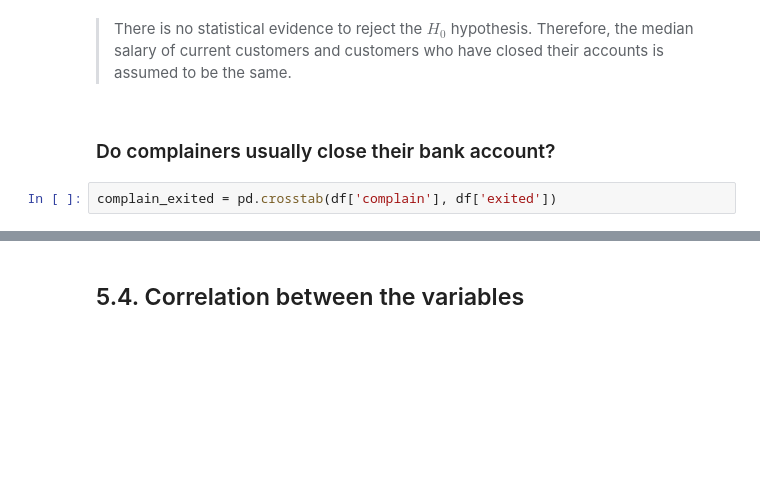
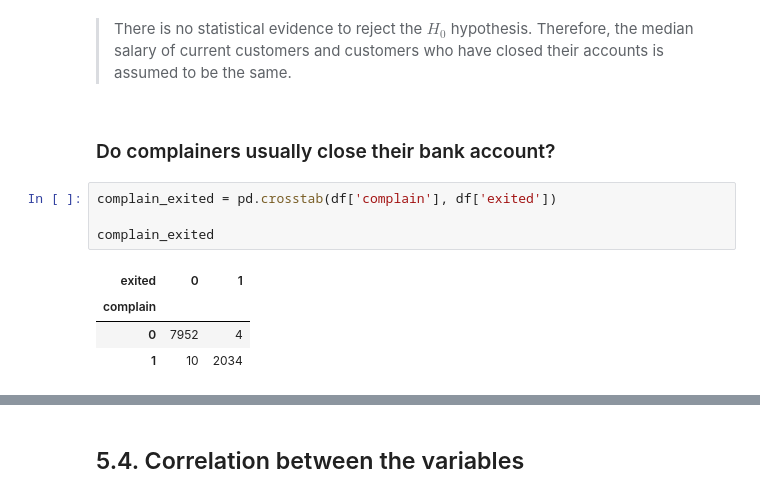
Before and after one commit to DamodaraBarbosa/bank_customer_churn_prediction, a Jupyter notebook: bank_customer_churn_prediction.ipynb, the cells around one changed output, grey strips where cells are left out. Saved outputs shown, nothing was run; the diff lists cells and outputs as text; blank space fills up the shorter version.

```diff
--- a/bank_customer_churn_prediction.ipynb
+++ b/bank_customer_churn_prediction.ipynb
@@ -543,3 +546,10 @@ False
 ### Do complainers usually close their bank account?
 # %%
 complain_exited = pd.crosstab(df['complain'], df['exited'])
+
+complain_exited
+# %% [output]
+| exited | 0 | 1 |
+| complain |  |  |
+| 0 | 7952 | 4 |
+| 1 | 10 | 2034 |
```
Also changed, not shown: parts of 18 cells of this notebook.
